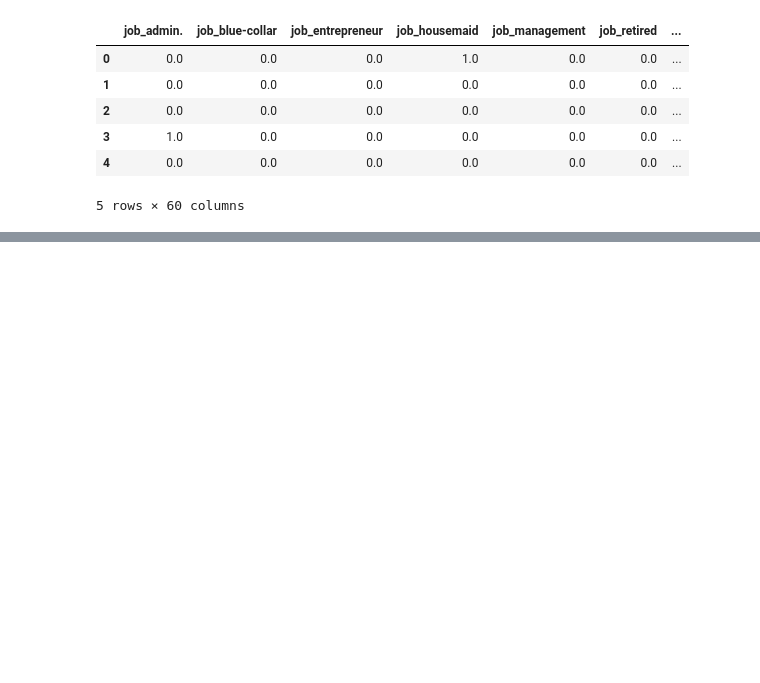
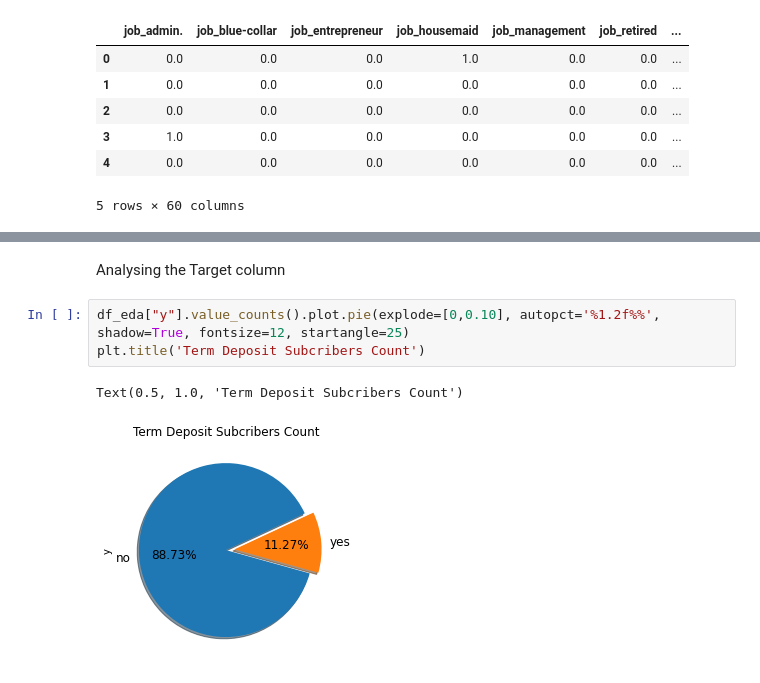
Before and after one commit to AndrewNguyen27296/DataGlacier, a Jupyter notebook: Asmaa.ipynb, the cells around one changed output, grey strips where cells are left out. Saved outputs shown, nothing was run; the diff lists cells and outputs as text; blank space fills up the shorter version.

```diff
--- a/Asmaa.ipynb
+++ b/Asmaa.ipynb
@@ -332,0 +438,8 @@ df.head()
+# %% [markdown]
+Analysing the Target column
+# %%
+df_eda["y"].value_counts().plot.pie(explode=[0,0.10], autopct='%1.2f%%', shadow=True, fontsize=12, startangle=25)
+plt.title('Term Deposit Subcribers Count')
+# %% [output]
+Text(0.5, 1.0, 'Term Deposit Subcribers Count')
+[figure, added]
```
Also changed, not shown: parts of 20 cells of this notebook.
